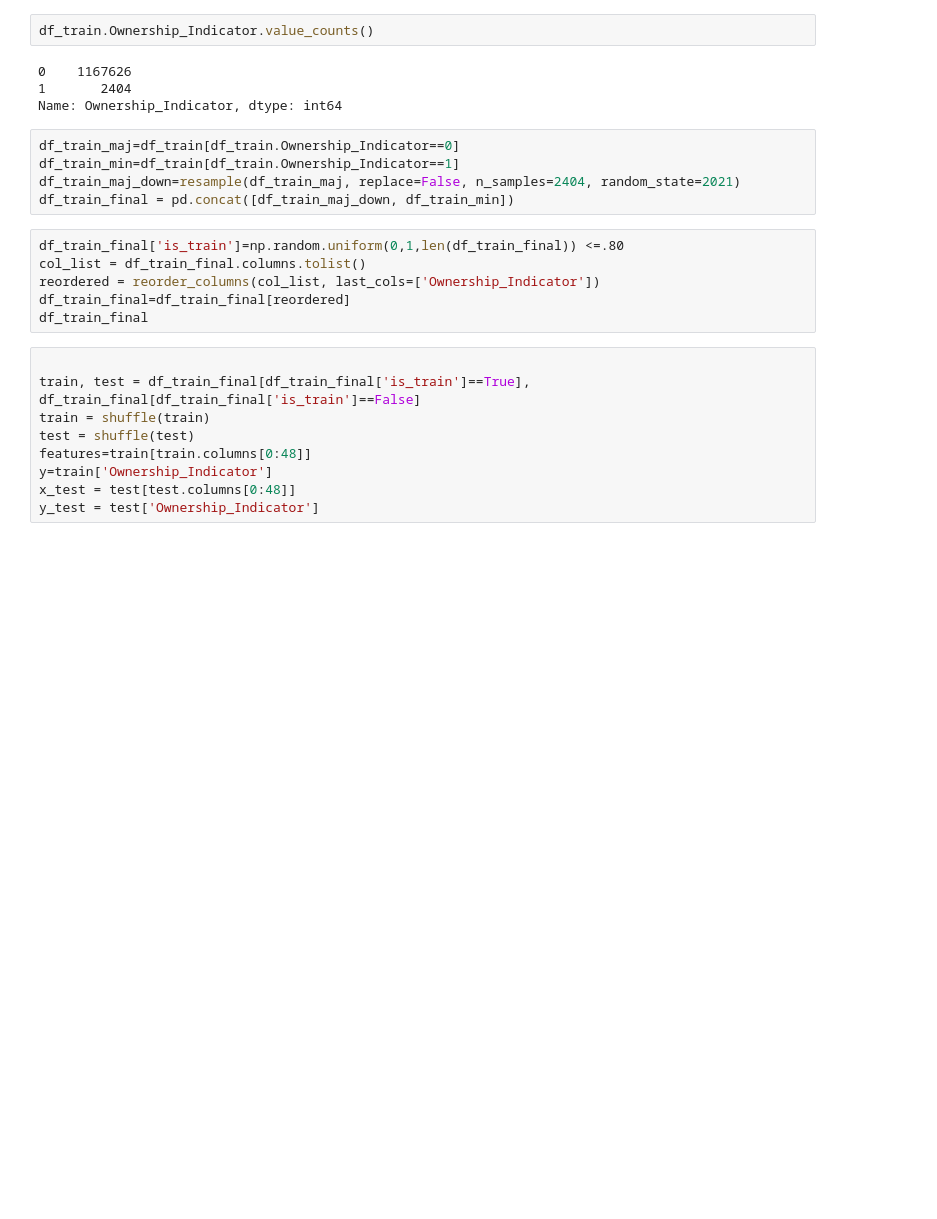
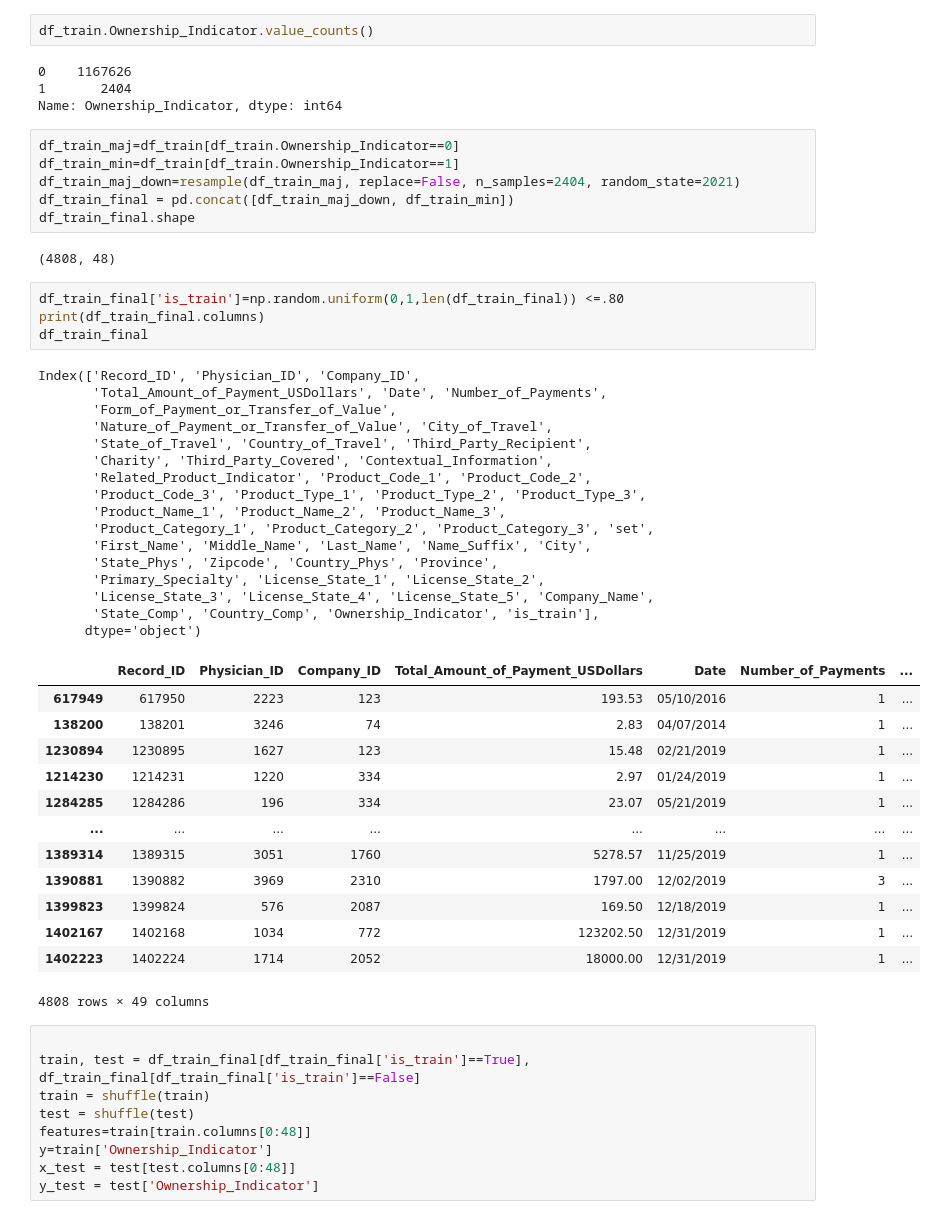
Before and after one commit to qffdhruba1123/analytics_cup_2021, a Jupyter notebook: Intelligent_Squid_Working_Notebook_qffd.ipynb, the cells around one changed output. Drawn from its saved outputs; the diff is of its cells as text; blank space fills up the shorter version.

```diff
--- a/Intelligent_Squid_Working_Notebook_qffd.ipynb
+++ b/Intelligent_Squid_Working_Notebook_qffd.ipynb
@@ -173,12 +236,43 @@ df_train_maj=df_train[df_train.Ownership_Indicator==0]
 df_train_min=df_train[df_train.Ownership_Indicator==1]
 df_train_maj_down=resample(df_train_maj, replace=False, n_samples=2404, random_state=2021)
 df_train_final = pd.concat([df_train_maj_down, df_train_min])
+df_train_final.shape
+# %% [output]
+(4808, 48)
 # %%
 df_train_final['is_train']=np.random.uniform(0,1,len(df_train_final)) <=.80
-col_list = df_train_final.columns.tolist()
-reordered = reorder_columns(col_list, last_cols=['Ownership_Indicator'])
-df_train_final=df_train_final[reordered]
+print(df_train_final.columns)
 df_train_final
+# %% [output]
+Index(['Record_ID', 'Physician_ID', 'Company_ID',
+       'Total_Amount_of_Payment_USDollars', 'Date', 'Number_of_Payments',
+       'Form_of_Payment_or_Transfer_of_Value',
+       'Nature_of_Payment_or_Transfer_of_Value', 'City_of_Travel',
+       'State_of_Travel', 'Country_of_Travel', 'Third_Party_Recipient',
+       'Charity', 'Third_Party_Covered', 'Contextual_Information',
+       'Related_Product_Indicator', 'Product_Code_1', 'Product_Code_2',
+       'Product_Code_3', 'Product_Type_1', 'Product_Type_2', 'Product_Type_3',
+       'Product_Name_1', 'Product_Name_2', 'Product_Name_3',
+       'Product_Category_1', 'Product_Category_2', 'Product_Category_3', 'set',
+       'First_Name', 'Middle_Name', 'Last_Name', 'Name_Suffix', 'City',
+       'State_Phys', 'Zipcode', 'Country_Phys', 'Province',
+       'Primary_Specialty', 'License_State_1', 'License_State_2',
+       'License_State_3', 'License_State_4', 'License_State_5', 'Company_Name',
+       'State_Comp', 'Country_Comp', 'Ownership_Indicator', 'is_train'],
+      dtype='object')
+|  | Record_ID | Physician_ID | Company_ID | Total_Amount_of_Payment_USDollars | Date | Number_of_Payments | ... |
+| 617949 | 617950 | 2223 | 123 | 193.53 | 05/10/2016 | 1 | ... |
+| 138200 | 138201 | 3246 | 74 | 2.83 | 04/07/2014 | 1 | ... |
+| 1230894 | 1230895 | 1627 | 123 | 15.48 | 02/21/2019 | 1 | ... |
+| 1214230 | 1214231 | 1220 | 334 | 2.97 | 01/24/2019 | 1 | ... |
+| 1284285 | 1284286 | 196 | 334 | 23.07 | 05/21/2019 | 1 | ... |
+| ... | ... | ... | ... | ... | ... | ... | ... |
+| 1389314 | 1389315 | 3051 | 1760 | 5278.57 | 11/25/2019 | 1 | ... |
+| 1390881 | 1390882 | 3969 | 2310 | 1797.00 | 12/02/2019 | 3 | ... |
+| 1399823 | 1399824 | 576 | 2087 | 169.50 | 12/18/2019 | 1 | ... |
+| 1402167 | 1402168 | 1034 | 772 | 123202.50 | 12/31/2019 | 1 | ... |
+| 1402223 | 1402224 | 1714 | 2052 | 18000.00 | 12/31/2019 | 1 | ... |
+4808 rows × 49 columns
 # %%
 
 train, test = df_train_final[df_train_final['is_train']==True], df_train_final[df_train_final['is_train']==False]
```
Also changed, not shown: parts of 8 cells of this notebook, 1 other file.
